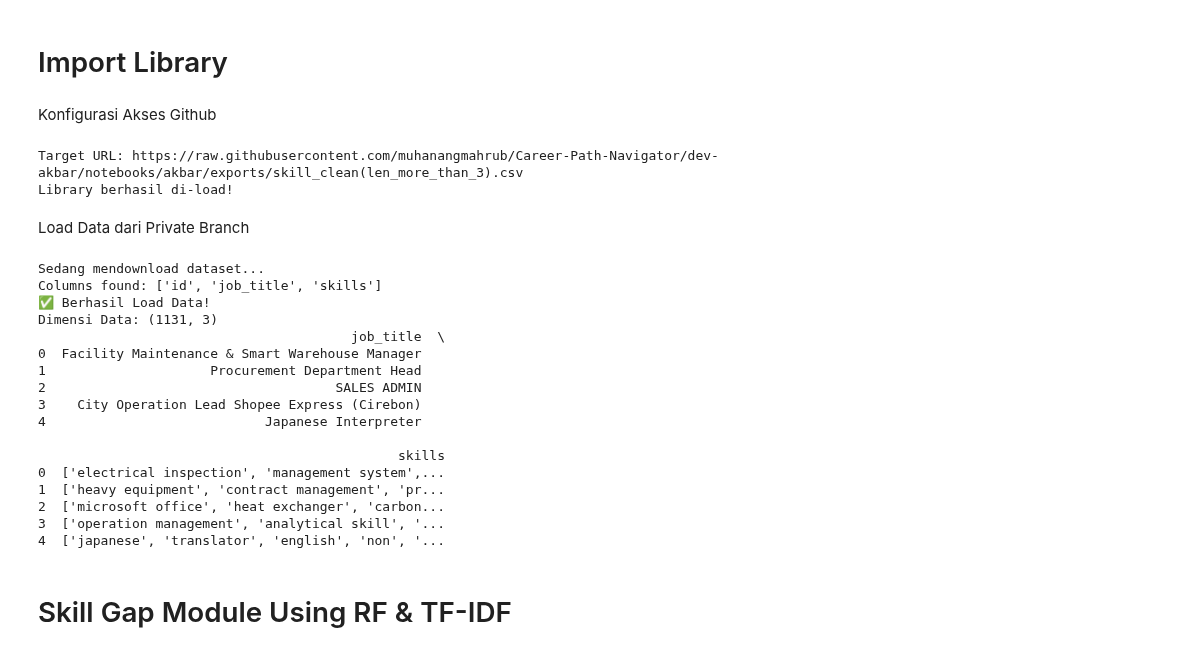
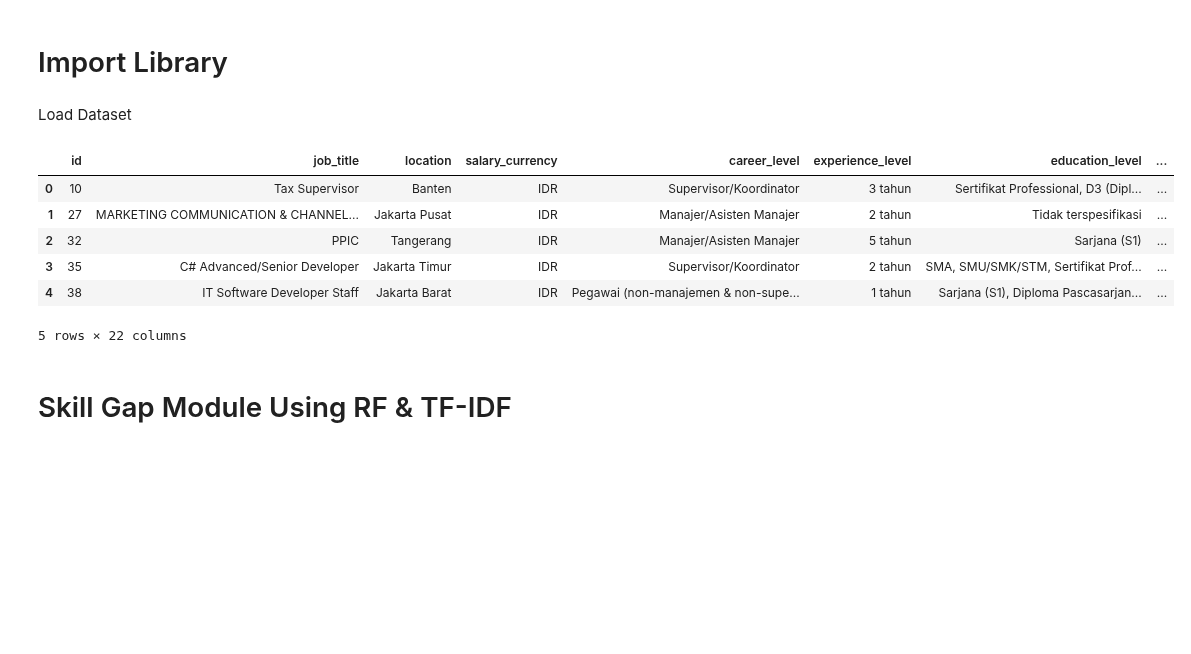
Before and after one commit to muhanangmahrub/Career-Path-Navigator, a Jupyter notebook: notebooks/abrar/notebook.ipynb, the cells around one changed output. Saved outputs shown, nothing was run; the diff lists cells and outputs as text; code cells hidden in the pictures; blank space fills up the shorter version.

```diff
--- a/notebooks/abrar/notebook.ipynb
+++ b/notebooks/abrar/notebook.ipynb
@@ -20,65 +20,16 @@ from sklearn.inspection import permutation_importance
 # %% [markdown]
-Konfigurasi Akses Github
+Load Dataset
 # %%
-#Masukkan Personal Access Token (PAT)
-GITHUB_TOKEN = "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"
-
-#Detail Lokasi File
-USER_NAME = "muhanangmahrub"
-REPO_NAME = "Career-Path-Navigator"
-BRANCH_NAME = "dev-akbar"
-FILE_PATH = "notebooks/akbar/exports/skill_clean(len_more_than_3).csv"
-
-#URL Raw Bersih (Tanpa token di link, karena kita pakai Header)
-raw_url = f"https://raw.githubusercontent.com/{USER_NAME}/{REPO_NAME}/{BRANCH_NAME}/{FILE_PATH}"
-
-print(f"Target URL: {raw_url}")
-print("Library berhasil di-load!")
+df = pd.read_csv("../../data/final_data.csv", delimiter=",")
+df.head()
 # %% [output]
+|  | id | job_title | location | salary_currency | career_level | experience_level | education_level | ... |
+| 0 | 10 | Tax Supervisor | Banten | IDR | Supervisor/Koordinator | 3 tahun | Sertifikat Professional, D3 (Dipl... | ... |
+| 1 | 27 | MARKETING COMMUNICATION & CHANNEL... | Jakarta Pusat | IDR | Manajer/Asisten Manajer | 2 tahun | Tidak terspesifikasi | ... |
+| 2 | 32 | PPIC | Tangerang | IDR | Manajer/Asisten Manajer | 5 tahun | Sarjana (S1) | ... |
+| 3 | 35 | C# Advanced/Senior Developer | Jakarta Timur | IDR | Supervisor/Koordinator | 2 tahun | SMA, SMU/SMK/STM, Sertifikat Prof... | ... |
+| 4 | 38 | IT Software Developer Staff | Jakarta Barat | IDR | Pegawai (non-manajemen & non-supe... | 1 tahun | Sarjana (S1), Diploma Pascasarjan... | ... |
-Target URL: https://raw.githubusercontent.com/muhanangmahrub/Career-Path-Navigator/dev-akbar/notebooks/akbar/exports/skill_clean(len_more_than_3).csv
-Library berhasil di-load!
+5 rows × 22 columns
-# %% [markdown]
-Load Data dari Private Branch
-# %%
-headers = {
-    "Authorization": f"token {GITHUB_TOKEN}",
-    "Accept": "application/vnd.github.v3.raw"
-}
-
-print("Sedang mendownload dataset...")
-response = requests.get(raw_url, headers=headers)
-# Cek apakah request berhasil
-if response.status_code == 200:
-    csv_content = response.content.decode('utf-8')
-    df = pd.read_csv(io.StringIO(csv_content))
-
-    # Tampilkan kolom yang ada di dataset
-    print("Columns found:", df.columns.tolist())
-    df = df.dropna(subset=['skills', 'job_title'])
-
-    print("✅ Berhasil Load Data!")
-    print(f"Dimensi Data: {df.shape}")
-    print(df[['job_title', 'skills']].head())
-else:
-    print(f"❌ Gagal. Status Code: {response.status_code}")
-# %% [output]
-Sedang mendownload dataset...
-Columns found: ['id', 'job_title', 'skills']
-✅ Berhasil Load Data!
-Dimensi Data: (1131, 3)
-                                        job_title  \
-0  Facility Maintenance & Smart Warehouse Manager
-1                     Procurement Department Head
-2                                     SALES ADMIN
-3    City Operation Lead Shopee Express (Cirebon)
-4                            Japanese Interpreter
-
-                                              skills
-0  ['electrical inspection', 'management system',...
-1  ['heavy equipment', 'contract management', 'pr...
-2  ['microsoft office', 'heat exchanger', 'carbon...
-3  ['operation management', 'analytical skill', '...
-4  ['japanese', 'translator', 'english', 'non', '...
 # %% [markdown]
 # Skill Gap Module Using RF & TF-IDF
 # %% [markdown]
```
Also changed, not shown: parts of 23 cells of this notebook.
